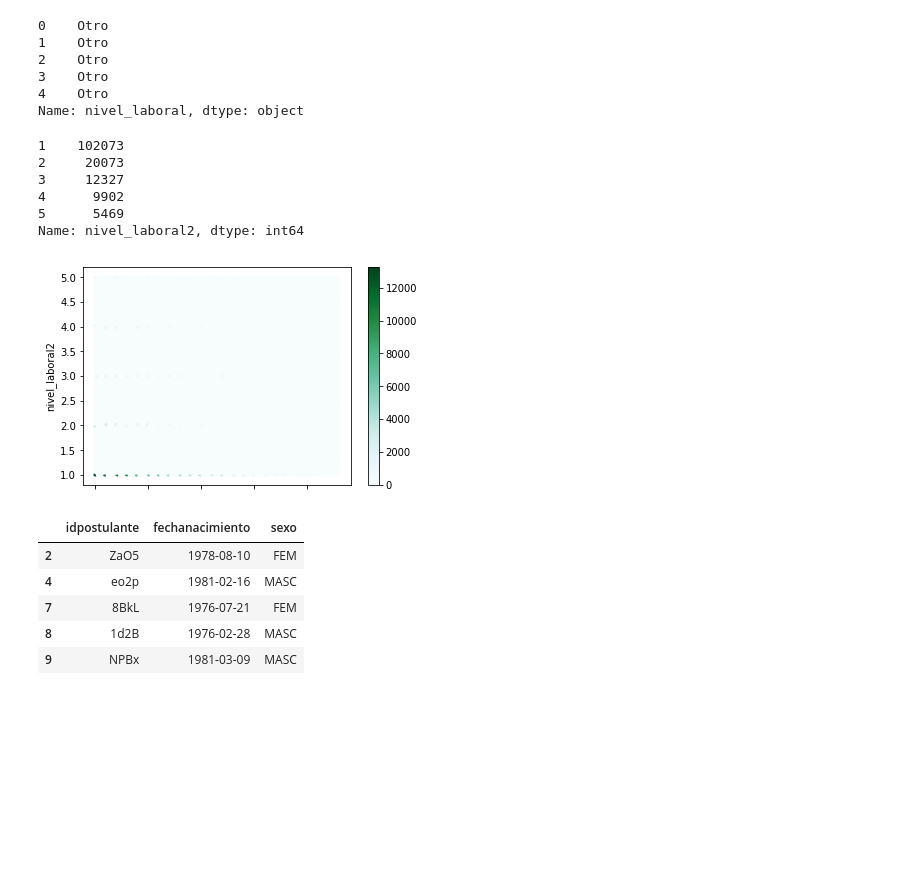
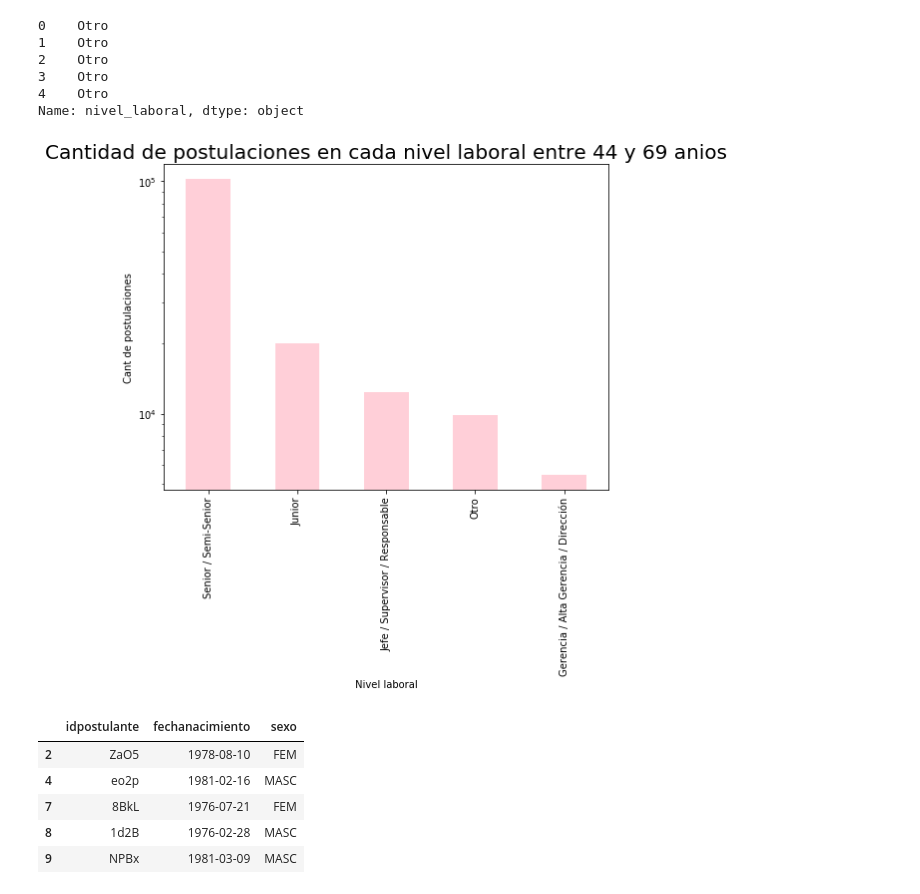
Before and after one commit to matfonseca/OrgaDatos, a Jupyter notebook: Analisis exploratorio.ipynb, the cells around one changed output. Saved outputs shown, nothing was run; the diff lists cells and outputs as text; code cells hidden in the pictures; blank space fills up the shorter version.

```diff
--- a/Analisis exploratorio.ipynb
+++ b/Analisis exploratorio.ipynb
@@ -315,9 +319,3 @@ data_age4069.head()
 | 3 | NdJl | 1969-05-09 | MASC |
 | 5 | Ez8J | 1968-12-18 | MASC |
 | 6 | aOQq | 1966-07-16 | MASC |
-# %%
-postulations_from44_to69 = pd.merge(data_postulation,data_age4069, on='idpostulante')
-
-
-postulations_from44_to69 = postulations_from44_to69[['idaviso','idpostulante','fechanacimiento']]
-postulations_from44_to69.head()
@@ -358,20 +350,23 @@ final_merge1['nivel_laboral'].head()
 3    Otro
 4    Otro
 Name: nivel_laboral, dtype: object
-# %%
-dic = {'Senior / Semi-Senior':1,'Junior':2,'Jefe / Supervisor / Responsable':3,'Otro':4,'Gerencia / Alta Gerencia / Dirección':5}
-final_merge1['nivel_laboral2'] = final_merge1['nivel_laboral'].map(lambda x: dic[x])
-final_merge1['nivel_laboral2'].value_counts()
-# %% [output]
-1    102073
-2     20073
-3     12327
-4      9902
-5      5469
-Name: nivel_laboral2, dtype: int64
-# %%
-#Grafico obtenido
-final_merge1.plot.hexbin('anios','nivel_laboral2');
-# %% [output]
-[figure, removed]
+# %%
+
+work_level = final_merge1['nivel_laboral'].value_counts()
+# %%
+#Grafico obtenido
+#Grafico obtenido HEATMAP
+
+fi = plt.figure()
+
+plt.title ('Cantidad de postulaciones en cada nivel laboral entre 44 y 69 anios',color='black', size = 20)
+
+ap = work_level.plot(kind='bar', stacked=True, figsize=(8,6) ,alpha=0.75, color='pink', logy=True)
+
+
+ap.set_ylabel('Cant de postulaciones')
+ap.set_xlabel("Nivel laboral")
+plt.show()
+# %% [output]
+[figure, added]
 # %%
```
Also changed, not shown: parts of 28 cells of this notebook.
